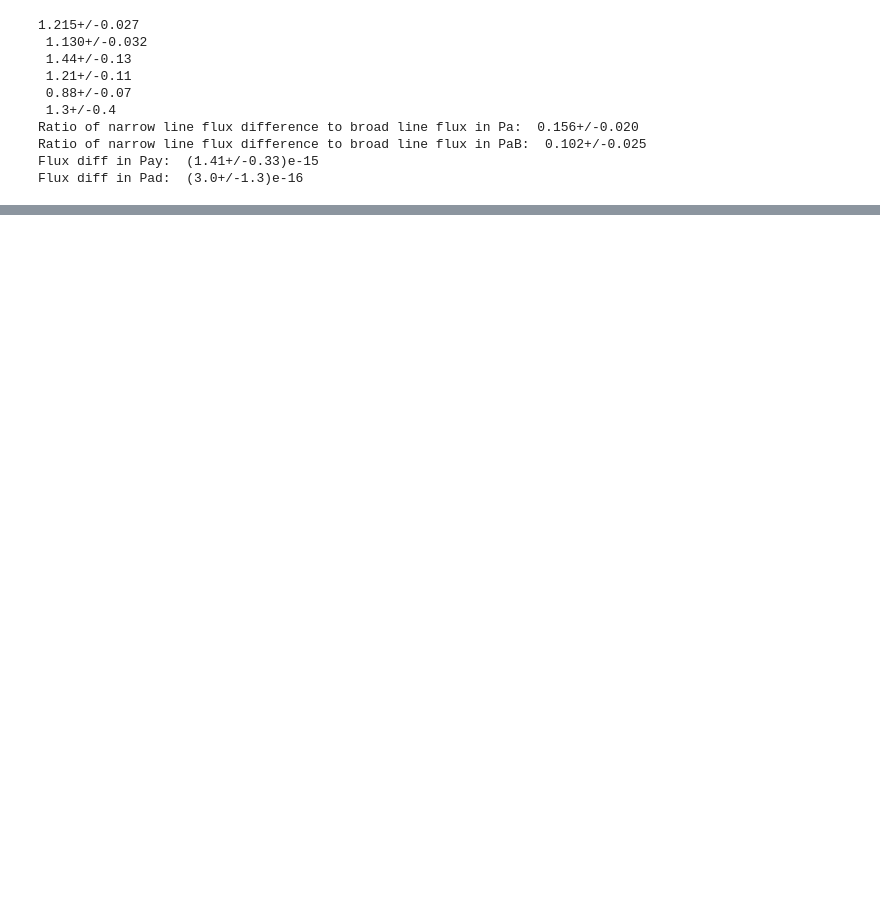
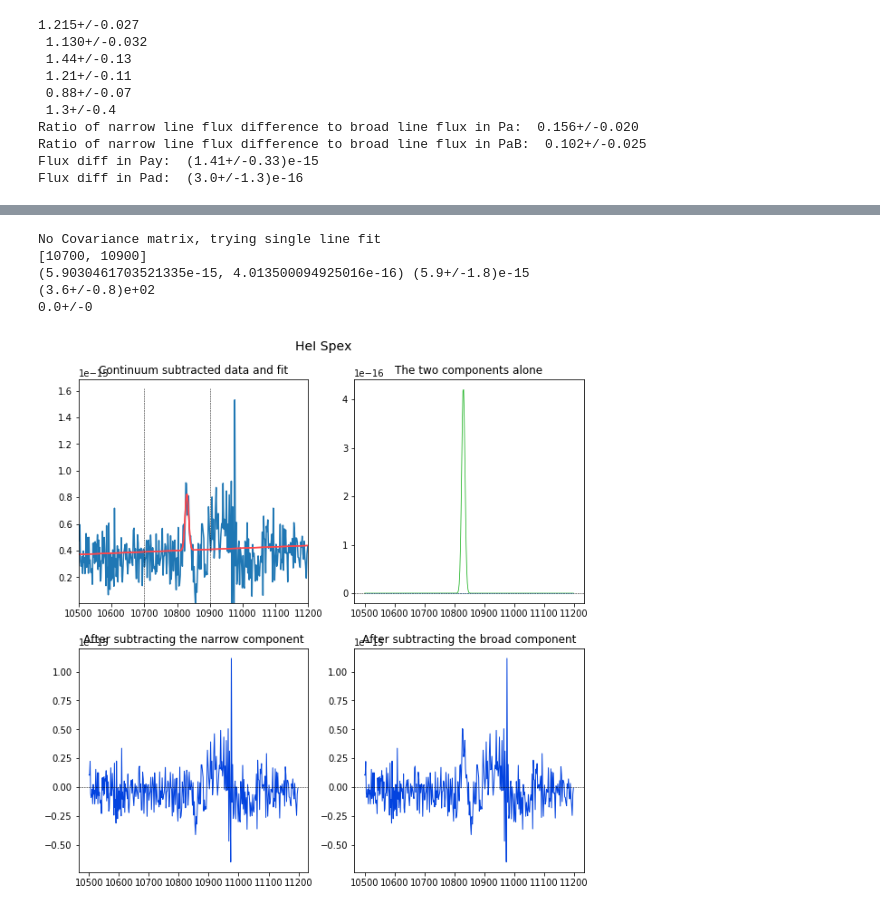
Before and after one commit to thmire/sharing-jupyter-notebooks, a Jupyter notebook: Linefits and extinctions.ipynb, the cells around one changed output, grey strips where cells are left out. Saved outputs shown, nothing was run; the diff lists cells and outputs as text; code cells hidden in the pictures; blank space fills up the shorter version.

```diff
--- a/Linefits and extinctions.ipynb
+++ b/Linefits and extinctions.ipynb
@@ -1536,8 +1145,15 @@ plt.savefig('/home/UTU/thmire/data/iras23436/plots/Spex_temp.pdf')
 # %%
 HeI_0901 = do_fit([Spex_wl,Spex_flux],[10500,11200],[10700,10900],10830,#exclude=[10920,10960],
                   line_amps=(7E-16,1E-16,0,0),line_fwhms=(10,0,0,0),
-                  title='HeI Earlytime',window=(0.01,1.1))
+                  title='HeI Spex',window=(0.01,1.1))
 
 print(HeI_0901[0][0][2]/HeI_0901[0][0][1] *3E5*2.35)
 print(HeI_0901[0][1][2]/HeI_0901[0][0][1] *3E5*2.35)
+# %% [output]
+No Covariance matrix, trying single line fit
+[10700, 10900]
+(5.9030461703521335e-15, 4.013500094925016e-16) (5.9+/-1.8)e-15
+(3.6+/-0.8)e+02
+0.0+/-0
+[figure, added]
 # %%
```
Also changed, not shown: parts of 25 cells of this notebook.
